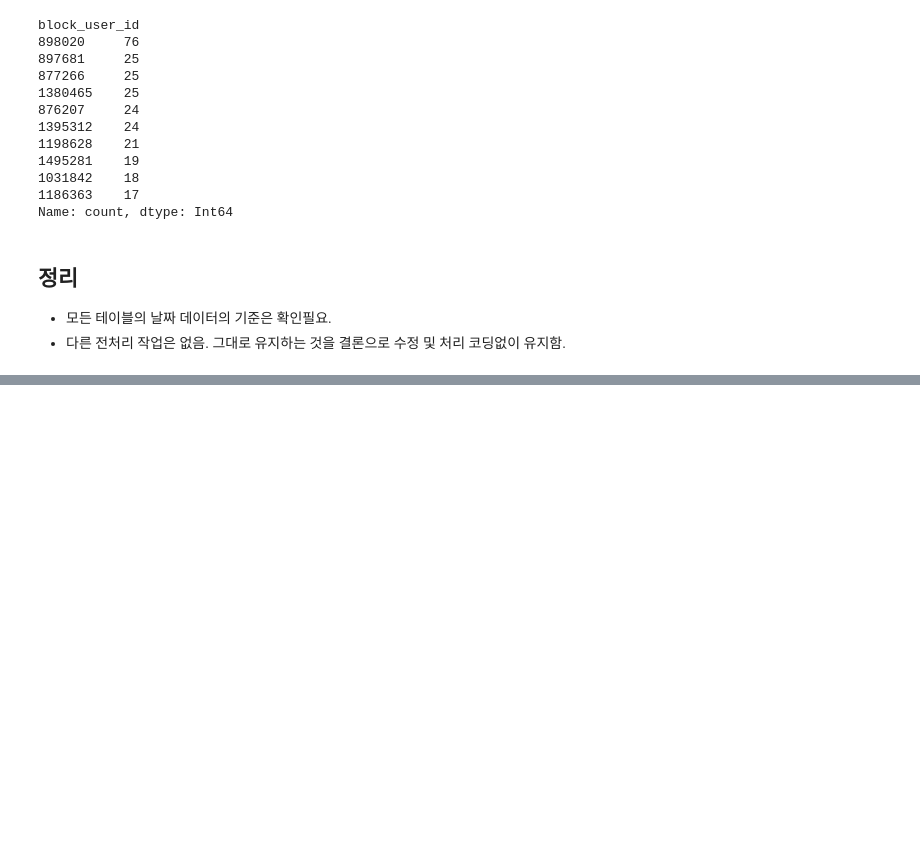
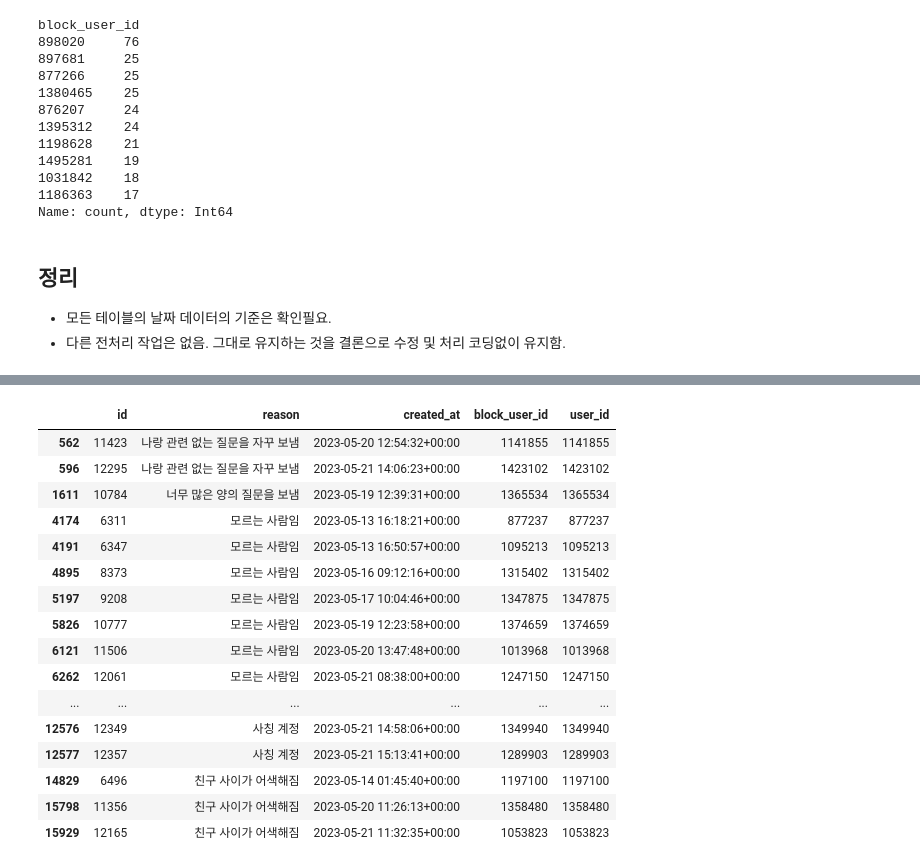
Before and after one commit to zoo-no-s/sns_service_analysis, a Jupyter notebook: src/preprocess/accounts_blockrecord.ipynb, the cells around one changed output, grey strips where cells are left out. Saved outputs shown, nothing was run; the diff lists cells and outputs as text; code cells hidden in the pictures; blank space fills up the shorter version.

```diff
--- a/src/preprocess/accounts_blockrecord.ipynb
+++ b/src/preprocess/accounts_blockrecord.ipynb
@@ -140,0 +152,21 @@ Name: count, dtype: Int64
+# %%
+self_df = df[df['block_user_id'] == df['user_id']]
+self_df
+# %% [output]
+|  | id | reason | created_at | block_user_id | user_id |
+| 562 | 11423 | 나랑 관련 없는 질문을 자꾸 보냄 | 2023-05-20 12:54:32+00:00 | 1141855 | 1141855 |
+| 596 | 12295 | 나랑 관련 없는 질문을 자꾸 보냄 | 2023-05-21 14:06:23+00:00 | 1423102 | 1423102 |
+| 1611 | 10784 | 너무 많은 양의 질문을 보냄 | 2023-05-19 12:39:31+00:00 | 1365534 | 1365534 |
+| 4174 | 6311 | 모르는 사람임 | 2023-05-13 16:18:21+00:00 | 877237 | 877237 |
+| 4191 | 6347 | 모르는 사람임 | 2023-05-13 16:50:57+00:00 | 1095213 | 1095213 |
+| 4895 | 8373 | 모르는 사람임 | 2023-05-16 09:12:16+00:00 | 1315402 | 1315402 |
+| 5197 | 9208 | 모르는 사람임 | 2023-05-17 10:04:46+00:00 | 1347875 | 1347875 |
+| 5826 | 10777 | 모르는 사람임 | 2023-05-19 12:23:58+00:00 | 1374659 | 1374659 |
+| 6121 | 11506 | 모르는 사람임 | 2023-05-20 13:47:48+00:00 | 1013968 | 1013968 |
+| 6262 | 12061 | 모르는 사람임 | 2023-05-21 08:38:00+00:00 | 1247150 | 1247150 |
+| ... | ... | ... | ... | ... | ... |
+| 12576 | 12349 | 사칭 계정 | 2023-05-21 14:58:06+00:00 | 1349940 | 1349940 |
+| 12577 | 12357 | 사칭 계정 | 2023-05-21 15:13:41+00:00 | 1289903 | 1289903 |
+| 14829 | 6496 | 친구 사이가 어색해짐 | 2023-05-14 01:45:40+00:00 | 1197100 | 1197100 |
+| 15798 | 11356 | 친구 사이가 어색해짐 | 2023-05-20 11:26:13+00:00 | 1358480 | 1358480 |
+| 15929 | 12165 | 친구 사이가 어색해짐 | 2023-05-21 11:32:35+00:00 | 1053823 | 1053823 |
```
Also changed, not shown: parts of 6 cells of this notebook, 2 other files.
